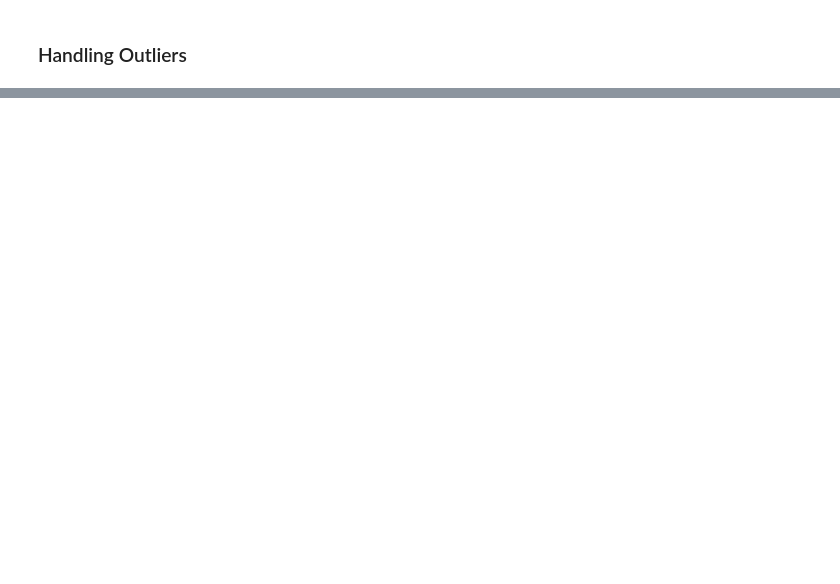
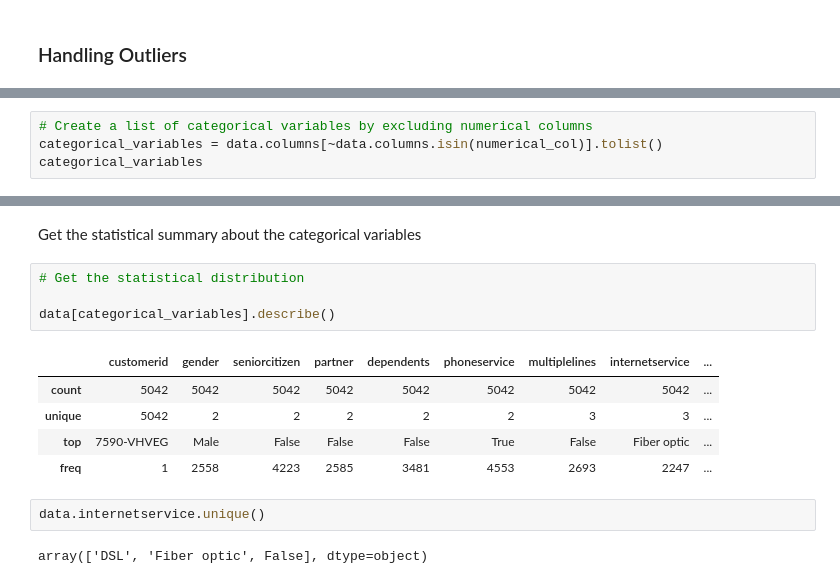
Before and after one commit to aaronayitey/LP2-Classification-Project, a Jupyter notebook: code.ipynb, the cells around one changed output, grey strips where cells are left out. Drawn from its saved outputs; the diff is of its cells as text; blank space fills up the shorter version.

```diff
--- a/code.ipynb
+++ b/code.ipynb
@@ -450,0 +554,4 @@ Our numerical columns are within range ,as no outliers can be seen.
+# %%
+# Create a list of categorical variables by excluding numerical columns
+categorical_variables = data.columns[~data.columns.isin(numerical_col)].tolist()
+categorical_variables
@@ -450,0 +577,16 @@ Our numerical columns are within range ,as no outliers can be seen.
+# %% [markdown]
+Get the statistical summary about the categorical variables
+# %%
+# Get the statistical distribution
+
+data[categorical_variables].describe()
+# %% [output]
+|  | customerid | gender | seniorcitizen | partner | dependents | phoneservice | multiplelines | internetservice | ... |
+| count | 5042 | 5042 | 5042 | 5042 | 5042 | 5042 | 5042 | 5042 | ... |
+| unique | 5042 | 2 | 2 | 2 | 2 | 2 | 3 | 3 | ... |
+| top | 7590-VHVEG | Male | False | False | False | True | False | Fiber optic | ... |
+| freq | 1 | 2558 | 4223 | 2585 | 3481 | 4553 | 2693 | 2247 | ... |
+# %%
+data.internetservice.unique()
+# %% [output]
+array(['DSL', 'Fiber optic', False], dtype=object)
```
Also changed, not shown: parts of 21 cells of this notebook.
